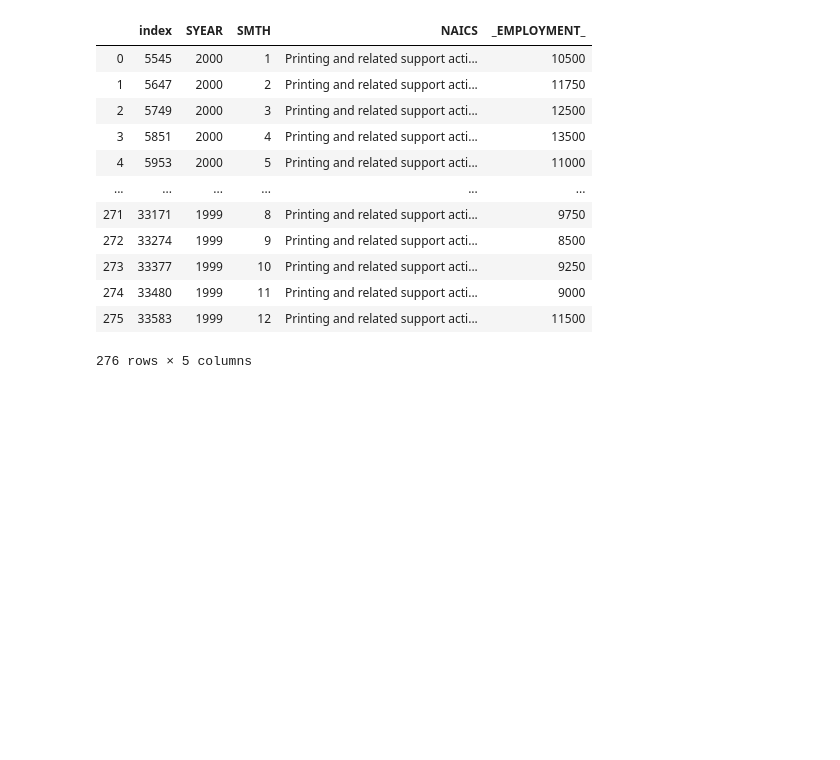
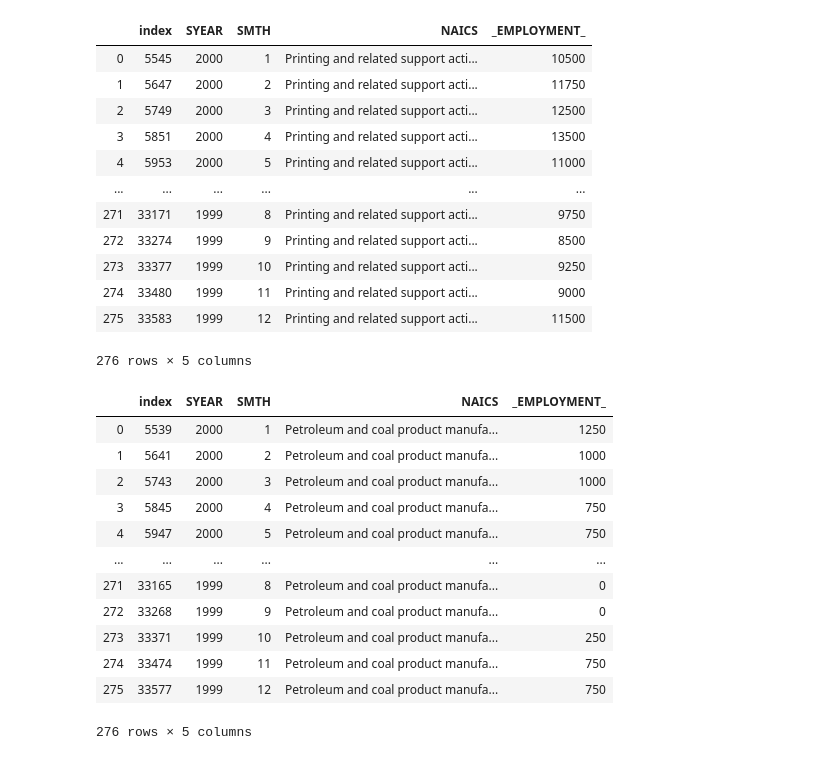
Before and after one commit to Hotlynn2/SERIES-ANALYSIS-OF-NAICS, a Jupyter notebook: Time Analysis Series.ipynb, the cells around one changed output. Drawn from its saved outputs; the diff is of its cells as text; code cells hidden in the pictures; blank space fills up the shorter version.

```diff
--- a/Time Analysis Series.ipynb
+++ b/Time Analysis Series.ipynb
@@ -1997,3 +1997,20 @@ Printing_and_related_support_activities
 | 274 | 33480 | 1999 | 11 | Printing and related support acti... | 9000 |
 | 275 | 33583 | 1999 | 12 | Printing and related support acti... | 11500 |
 276 rows × 5 columns
+# %%
+Petroleum_and_coal_product_manufacturing = data.loc[data['NAICS'].str.contains('324', na = False)].reset_index()
+Petroleum_and_coal_product_manufacturing
+# %% [output]
+|  | index | SYEAR | SMTH | NAICS | _EMPLOYMENT_ |
+| 0 | 5539 | 2000 | 1 | Petroleum and coal product manufa... | 1250 |
+| 1 | 5641 | 2000 | 2 | Petroleum and coal product manufa... | 1000 |
+| 2 | 5743 | 2000 | 3 | Petroleum and coal product manufa... | 1000 |
+| 3 | 5845 | 2000 | 4 | Petroleum and coal product manufa... | 750 |
+| 4 | 5947 | 2000 | 5 | Petroleum and coal product manufa... | 750 |
+| ... | ... | ... | ... | ... | ... |
+| 271 | 33165 | 1999 | 8 | Petroleum and coal product manufa... | 0 |
+| 272 | 33268 | 1999 | 9 | Petroleum and coal product manufa... | 0 |
+| 273 | 33371 | 1999 | 10 | Petroleum and coal product manufa... | 250 |
+| 274 | 33474 | 1999 | 11 | Petroleum and coal product manufa... | 750 |
+| 275 | 33577 | 1999 | 12 | Petroleum and coal product manufa... | 750 |
+276 rows × 5 columns
```
Also changed, not shown: parts of 10 cells of this notebook.
